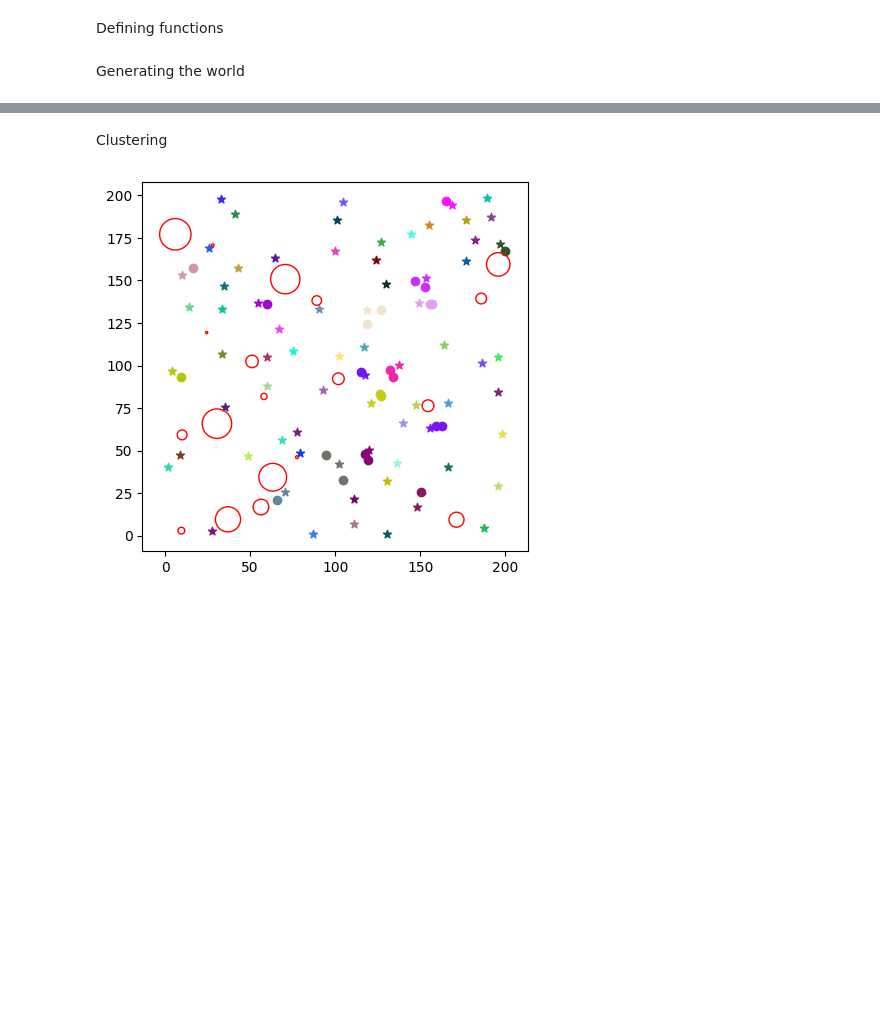
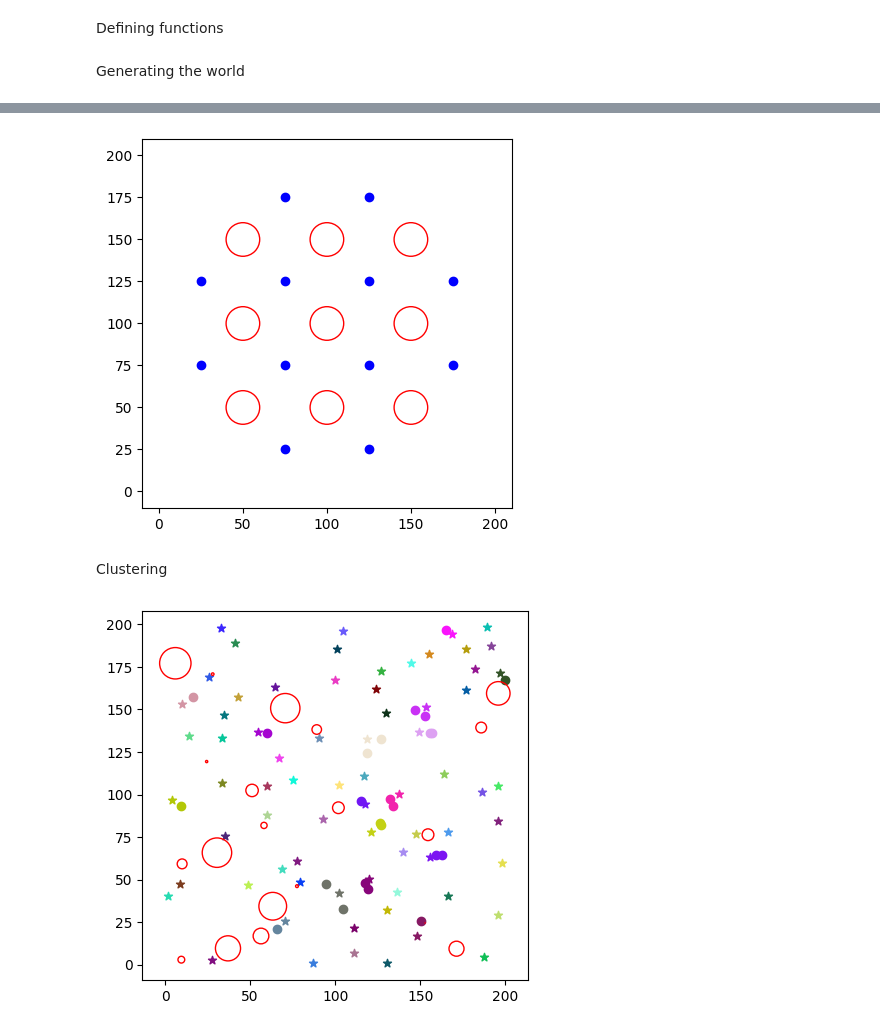
Before and after one commit to eshaansodhi/UAV-PPO-single-agent, a Jupyter notebook: Single_agent.ipynb, the cells around one changed output, grey strips where cells are left out. Cells and saved outputs as stored; diff of their text form; code cells hidden in the pictures; blank space fills up the shorter version.

```diff
--- a/Single_agent.ipynb
+++ b/Single_agent.ipynb
@@ -207,3 +205,54 @@ plt.show()
+# %%
+O_obstacles = [
+    [50,50,10],
+    [100,50,10],
+    [150,50,10],
+    [50,100,10],
+    [100,100,10],
+    [150,100,10],
+    [50,150,10],
+    [100,150,10],
+    [150,150,10]
+]
+# N = generate_IoTD_coordinates_outside_obstacles(N, O_obstacles)
+N=[
+    [25,75],
+    [25,125],
+    [75,75],
+    [75,125],
+    [125,75],
+    [125,125],
+    [175,75],
+    [175,125],
+    [75,25],
+    [125,25],
+    [75,175],
+    [125,175],
+
+]
+import matplotlib.pyplot as plt
+
+# Plot IoTDs
+for coord in N:
+    plt.scatter(coord[0], coord[1], color='blue', label='IoTD')
+
+# Plot Obstacles
+for obstacle in O_obstacles:
+    circle = plt.Circle((obstacle[0], obstacle[1]), obstacle[2], color='red', fill=False)
+    plt.gca().add_patch(circle)
+
+# Set plot limits
+plt.xlim(X_min - 10, X_max + 10)
+plt.ylim(Y_min - 10, Y_max + 10)
+
+# Add legend
+# plt.legend()
+plt.gca().set_aspect('equal')
+
+# Show the plot
+plt.show()
+# %% [output]
+[figure, added]
 # %% [markdown]
 Clustering
 # %%
```
Also changed, not shown: parts of 2 cells of this notebook, 1 other file.
